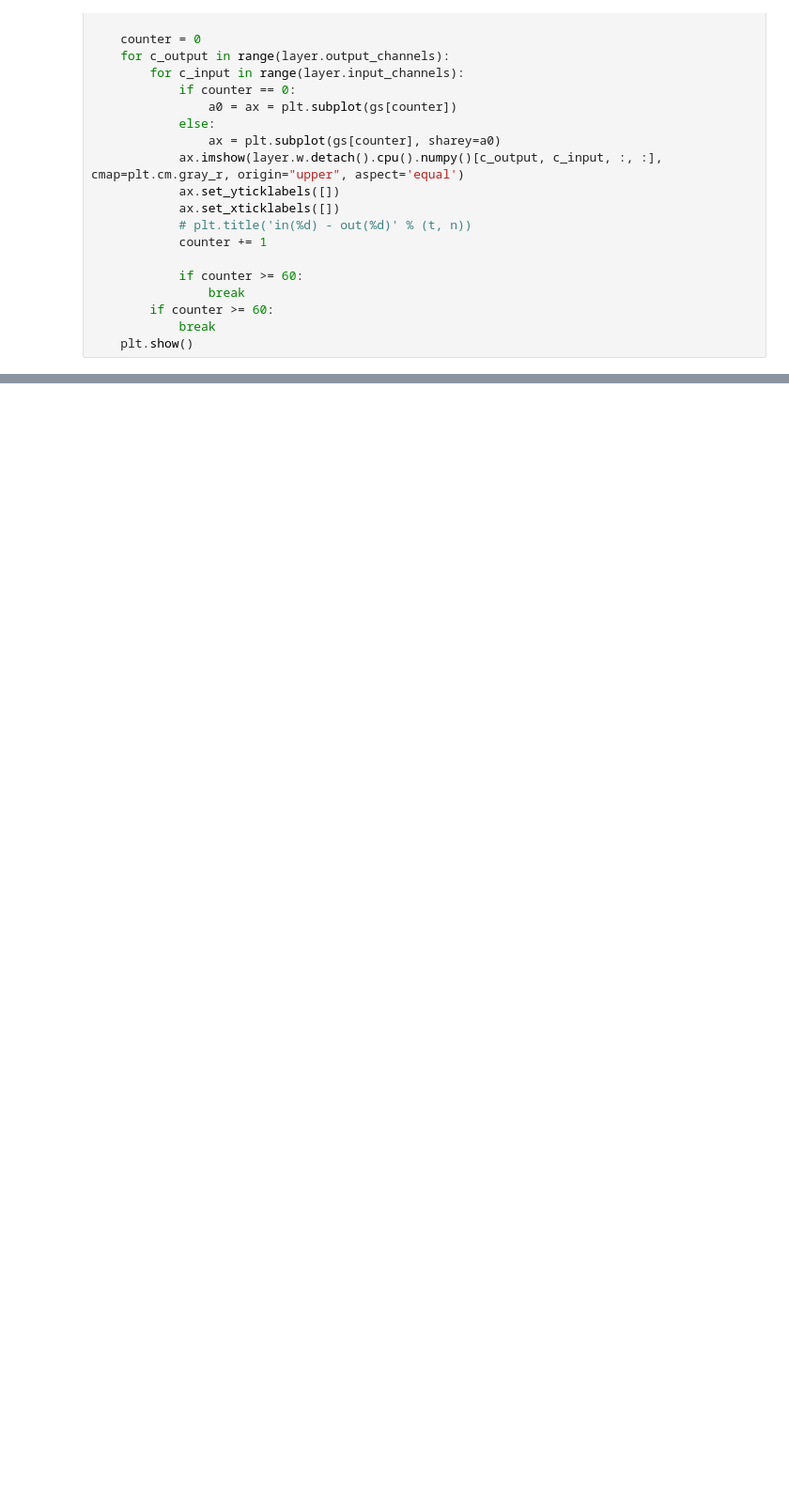
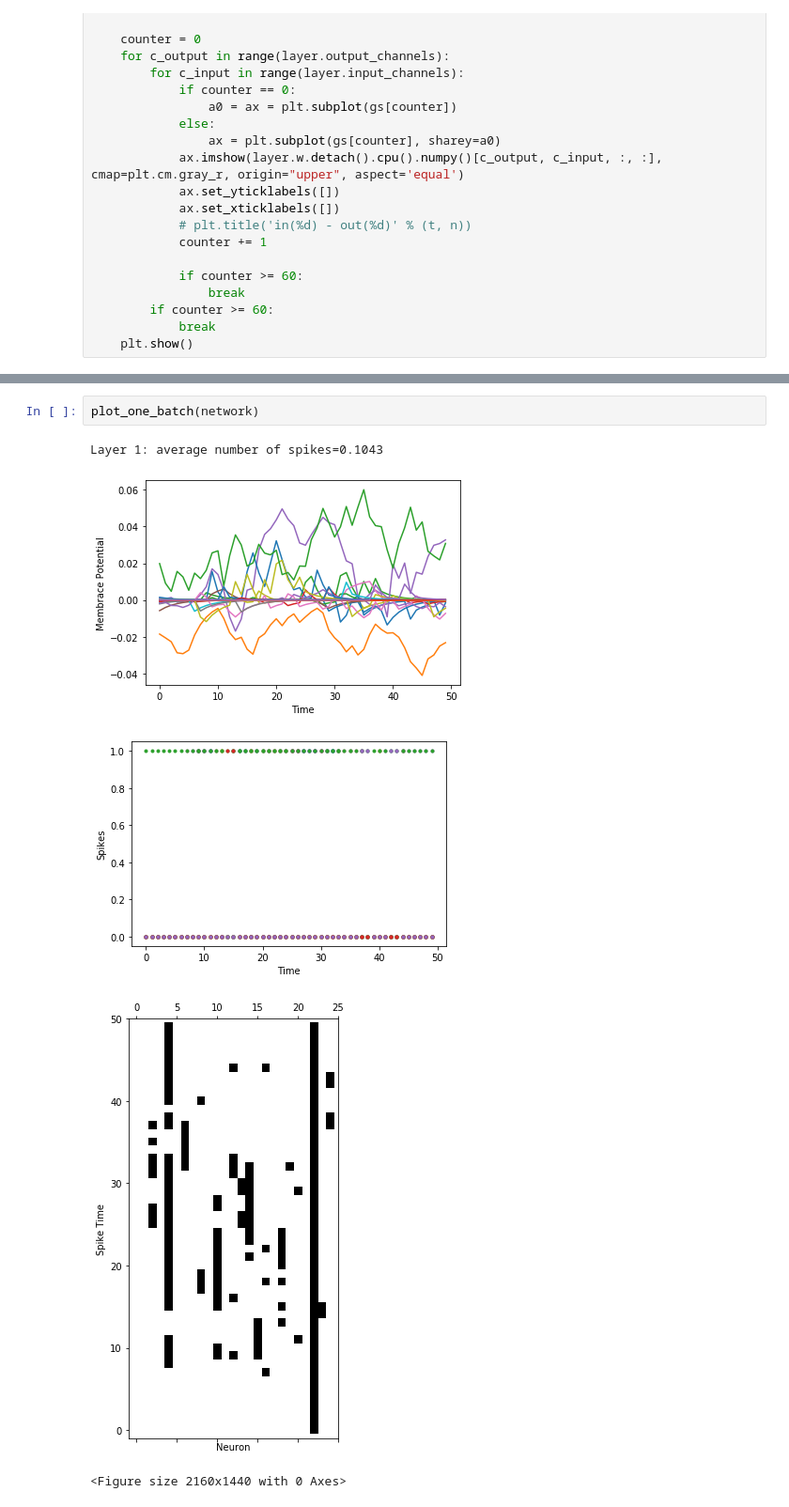
Before and after one commit to ArefMq/action-recognition-via-snn, a Jupyter notebook: reinforced.ipynb, the cells around one changed output, grey strips where cells are left out. Shown at 94% size. Drawn from its saved outputs; the diff is of its cells as text; blank space fills up the shorter version.

```diff
--- a/reinforced.ipynb
+++ b/reinforced.ipynb
@@ -1454,0 +1515,8 @@ Layer 2: average number of spikes=0.1247
+# %%
+plot_one_batch(network)
+# %% [output]
+Layer 1: average number of spikes=0.1043
+[figure, added]
+[figure, added]
+[figure, added]
+<Figure size 2160x1440 with 0 Axes>
```
Also changed, not shown: parts of 19 cells of this notebook, 2 other files.
